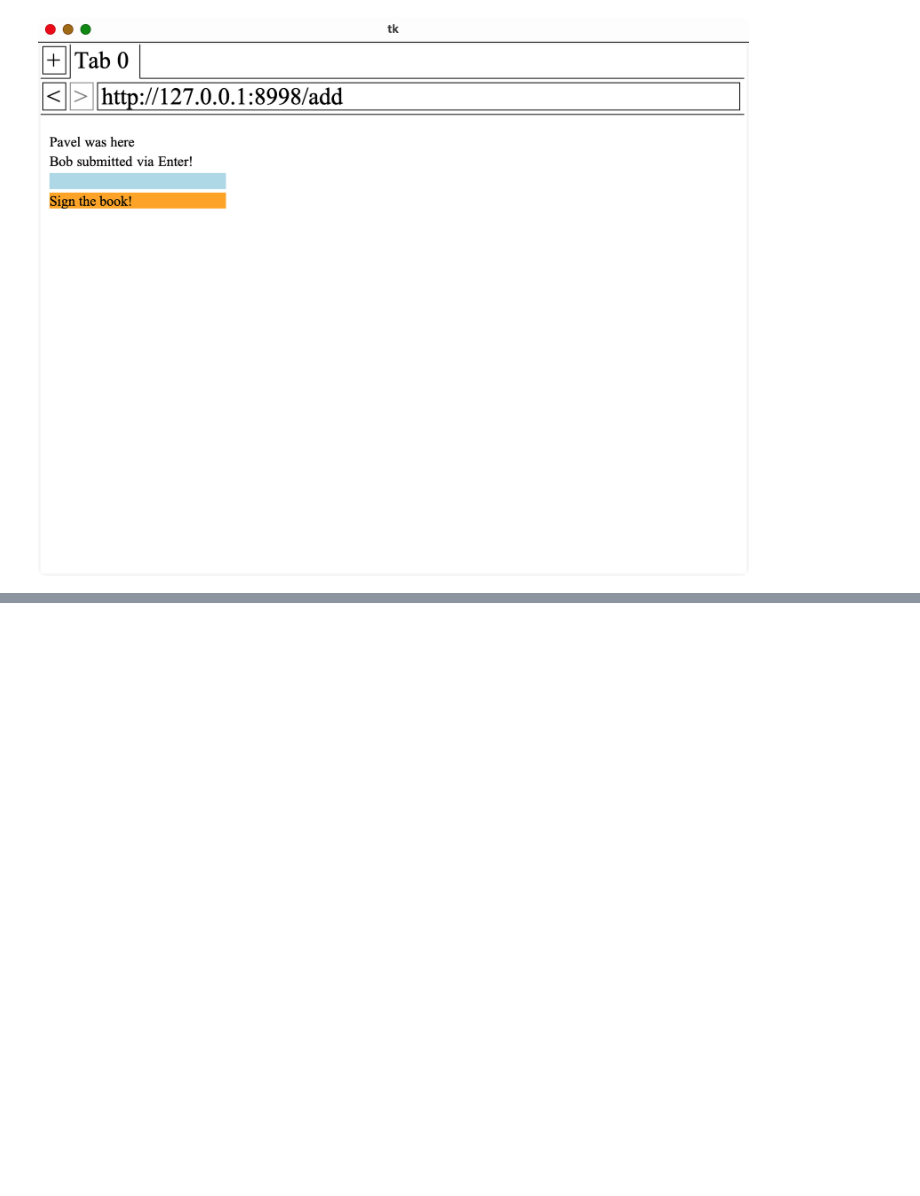
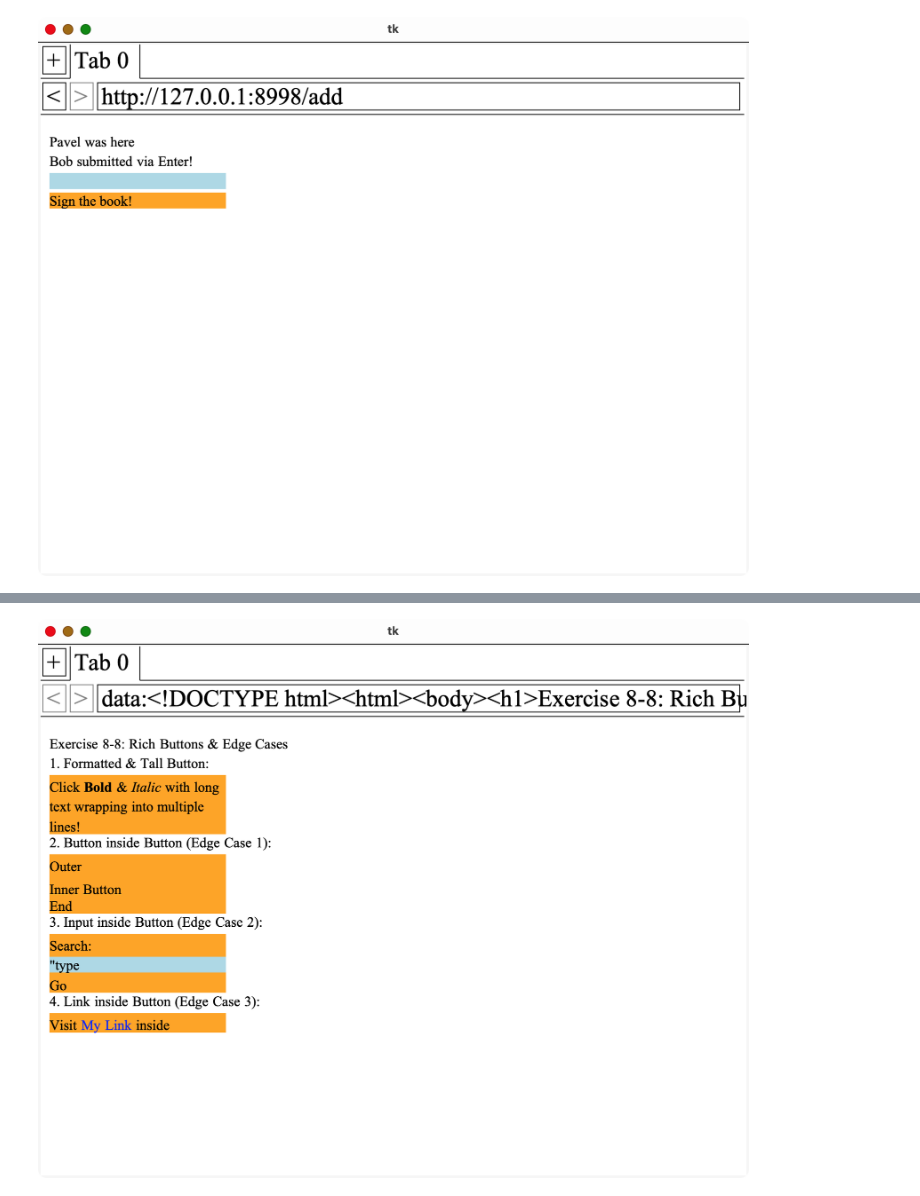
Before and after one commit to r4k0nb4k0n/browser-engineering-study, a Jupyter notebook: part-3-running-applications-8-sending-informations-to-servers.ipynb, the cells around one changed output, grey strips where cells are left out. Drawn from its saved outputs; the diff is of its cells as text; code cells hidden in the pictures; blank space fills up the shorter version.

Commit message:
feat: exercise 8-8 Rich buttons

```diff
--- a/part-3-running-applications-8-sending-informations-to-servers.ipynb
+++ b/part-3-running-applications-8-sending-informations-to-servers.ipynb
@@ -650,0 +663,92 @@ finally:
+# %%
+import importlib
+import time
+
+import browser.html
+import browser.css
+import browser.layout
+import browser.browser
+import browser.url
+
+# 💡 의존성 순서에 따른 모듈 핫 리로드 (최신 ButtonLayout 및 엣지 케이스 로직 반영)
+importlib.reload(browser.html)
+importlib.reload(browser.css)
+importlib.reload(browser.layout)
+importlib.reload(browser.browser)
+
+from browser.browser import Browser
+from browser.url import URL
+from browser.html import tree_to_list
+from browser.layout import ButtonLayout, InputLayout
+from browser.tk_capture import display_tk_window
+
+# 테스트용 HTML: 서식/줄바꿈 버튼 및 문제에서 명시한 3가지 엣지 케이스 구성
+html_content = """<!DOCTYPE html>
+<html>
+<body>
+  <h1>Exercise 8-8: Rich Buttons & Edge Cases</h1>
+  <form action="http://example.com/submit" method="post">
+    <p>1. Formatted & Tall Button:<br>
+      <button>Click <b>Bold</b> & <i>Italic</i> with long text wrapping into multiple lines!</button>
+    </p>
+    <br>
+    <p>2. Button inside Button (Edge Case 1):<br>
+      <button>Outer <button>Inner Button</button> End</button>
+    </p>
+    <br>
+    <p>3. Input inside Button (Edge Case 2):<br>
+      <button>Search: <input name="inner_box" value="type here"> Go</button>
+    </p>
+    <br>
+    <p>4. Link inside Button (Edge Case 3):<br>
+      <button>Visit <a href="http://example.com/target">My Link</a> inside</button>
+    </p>
+  </form>
+</body>
+</html>"""
+
+data_url = "data:text/html," + html_content.replace("\n", "").replace("  ", "")
+
+browser = Browser()
+browser.new_tab(URL(data_url))
+tab = browser.active_tab
+
+print("1. 레이아웃 트리 내 ButtonLayout, InputLayout 및 엣지 케이스 구조 검증:")
+objs = tree_to_list(tab.document, [])
+widgets = [o for o in objs if isinstance(o, (ButtonLayout, InputLayout))]
+print(f" - 생성된 위젯 수: {len(widgets)}개")
+for w in widgets:
+    print(f"   * {type(w).__name__} tag=<{w.node.tag}>: x={w.x}, y={w.y}, w={w.width}, h={w.height}")
+
+print("\n2. 엣지 케이스 인터랙션(클릭) 동작 검증:")
+# 2-1. 버튼 안의 <input> 클릭 -> 포커스 및 타이핑 검증
+inner_inputs = [o for o in objs if isinstance(o, InputLayout) and getattr(o.node, 'tag', '') == 'input']
+inp = inner_inputs[0]
+tab.click(inp.x + 5, inp.y + 5)
+tab.keypress('!')
+print(f" [Edge Case 2] 버튼 내부 <input> 클릭 포커스: <{tab.focus.tag}> -> 입력된 값: '{tab.focus.attributes.get('value')}'")
+
+# 2-2. 버튼 안의 <a> 링크 클릭 -> 링크 이동 검증
+loaded_urls = []
+tab.load = lambda url: loaded_urls.append(str(url))
+objs_curr = tree_to_list(tab.document, [])
+link_word = [o for o in objs_curr if getattr(o, 'word', None) == 'Link' and getattr(o.node.parent, 'tag', '') == 'a'][0]
+tab.click(link_word.x + 2, link_word.y + 2)
+print(f" [Edge Case 3] 버튼 내부 <a> 링크 클릭: 링크 이동 URL = {loaded_urls}")
+
+# 2-3. 버튼 안의 <button> 클릭 -> 폼 제출 검증
+submitted_actions = []
+tab.submit_form = lambda form: submitted_actions.append(form.attributes.get('action'))
+inner_btn_word = [o for o in objs_curr if getattr(o, 'word', None) == 'Inner'][0]
+tab.click(inner_btn_word.x + 2, inner_btn_word.y + 2)
+print(f" [Edge Case 1] 버튼 내부 <button> 클릭: 폼 제출 Action = {submitted_actions}")
+
+print("\n3. GUI 렌더링 및 창 스크린샷 캡처:")
+browser.draw()
+for _ in range(5):
+    browser.window.update_idletasks()
+    browser.window.update()
+    time.sleep(0.05)
+
+display_tk_window(browser.window, settle_seconds=0.5)
+# %% [output]
@@ -650,0 +769 @@ finally:
+[figure, added]
```
Also changed, not shown: parts of 2 cells of this notebook, 2 other files.
